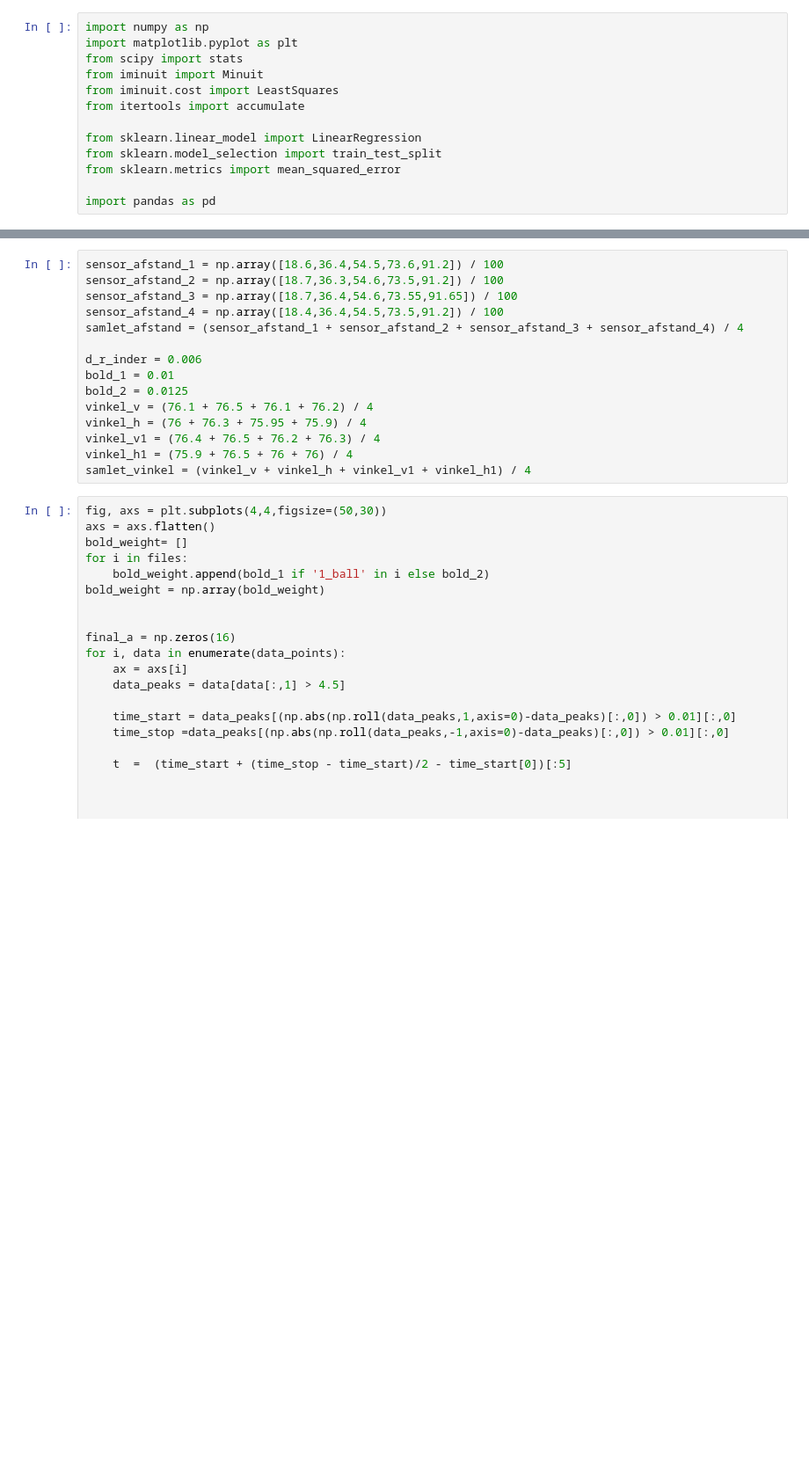
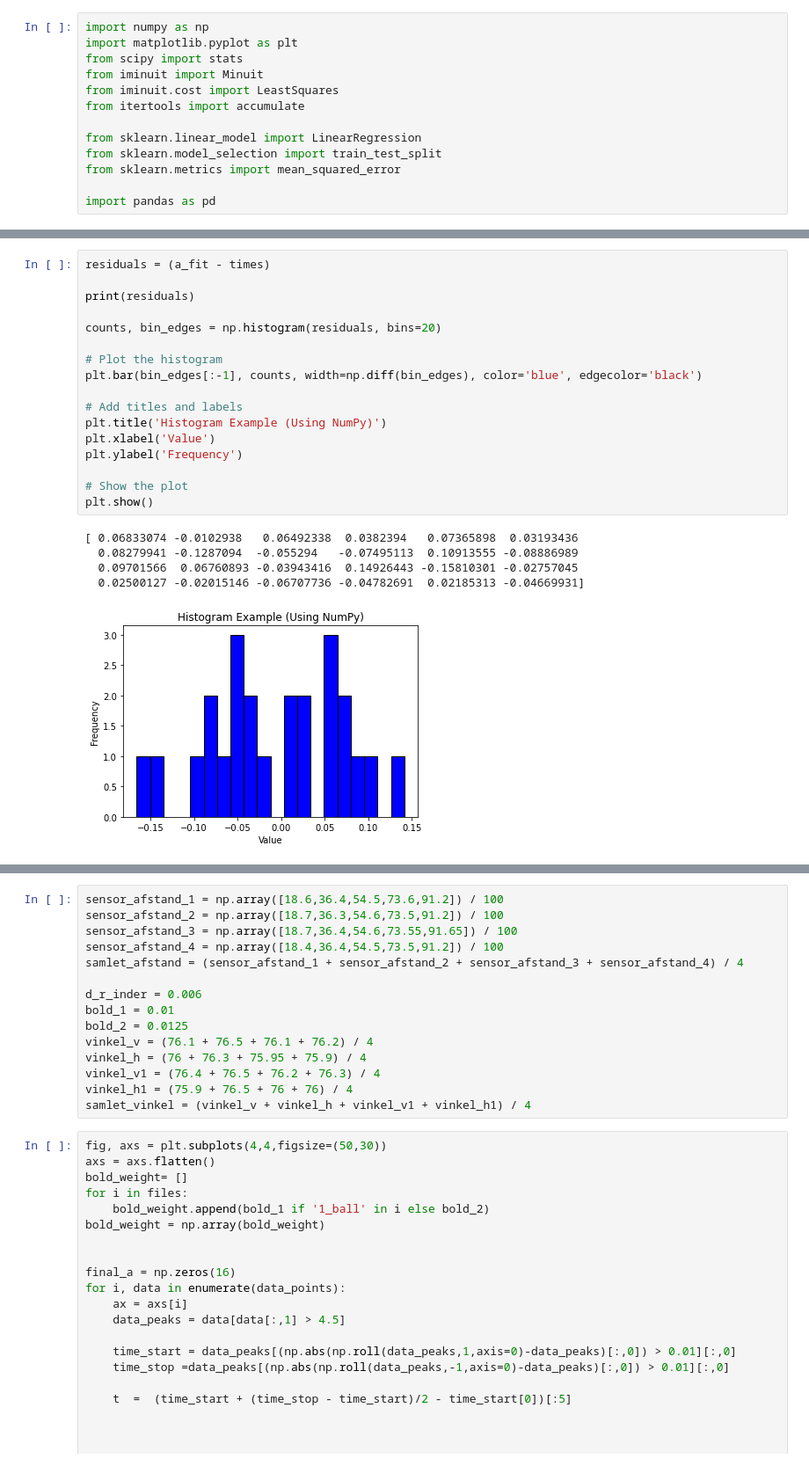
Before and after one commit to nicolai52/AppliedStatistics, a Jupyter notebook: gravitation.ipynb, the cells around one changed output, grey strips where cells are left out. Shown at 88% size. Cells and saved outputs as stored; diff of their text form; blank space fills up the shorter version.

```diff
--- a/gravitation.ipynb
+++ b/gravitation.ipynb
@@ -106,0 +109,23 @@ fig.tight_layout()
+# %%
+residuals = (a_fit - times)
+
+print(residuals)
+
+counts, bin_edges = np.histogram(residuals, bins=20)
+
+# Plot the histogram
+plt.bar(bin_edges[:-1], counts, width=np.diff(bin_edges), color='blue', edgecolor='black')
+
+# Add titles and labels
+plt.title('Histogram Example (Using NumPy)')
+plt.xlabel('Value')
+plt.ylabel('Frequency')
+
+# Show the plot
+plt.show()
+# %% [output]
+[ 0.06833074 -0.0102938   0.06492338  0.0382394   0.07365898  0.03193436
+  0.08279941 -0.1287094  -0.055294   -0.07495113  0.10913555 -0.08886989
+  0.09701566  0.06760893 -0.03943416  0.14926443 -0.15810301 -0.02757045
+  0.02500127 -0.02015146 -0.06707736 -0.04782691  0.02185313 -0.04669931]
+[figure, added]
```
Also changed, not shown: parts of 8 cells of this notebook, 2 other files.
